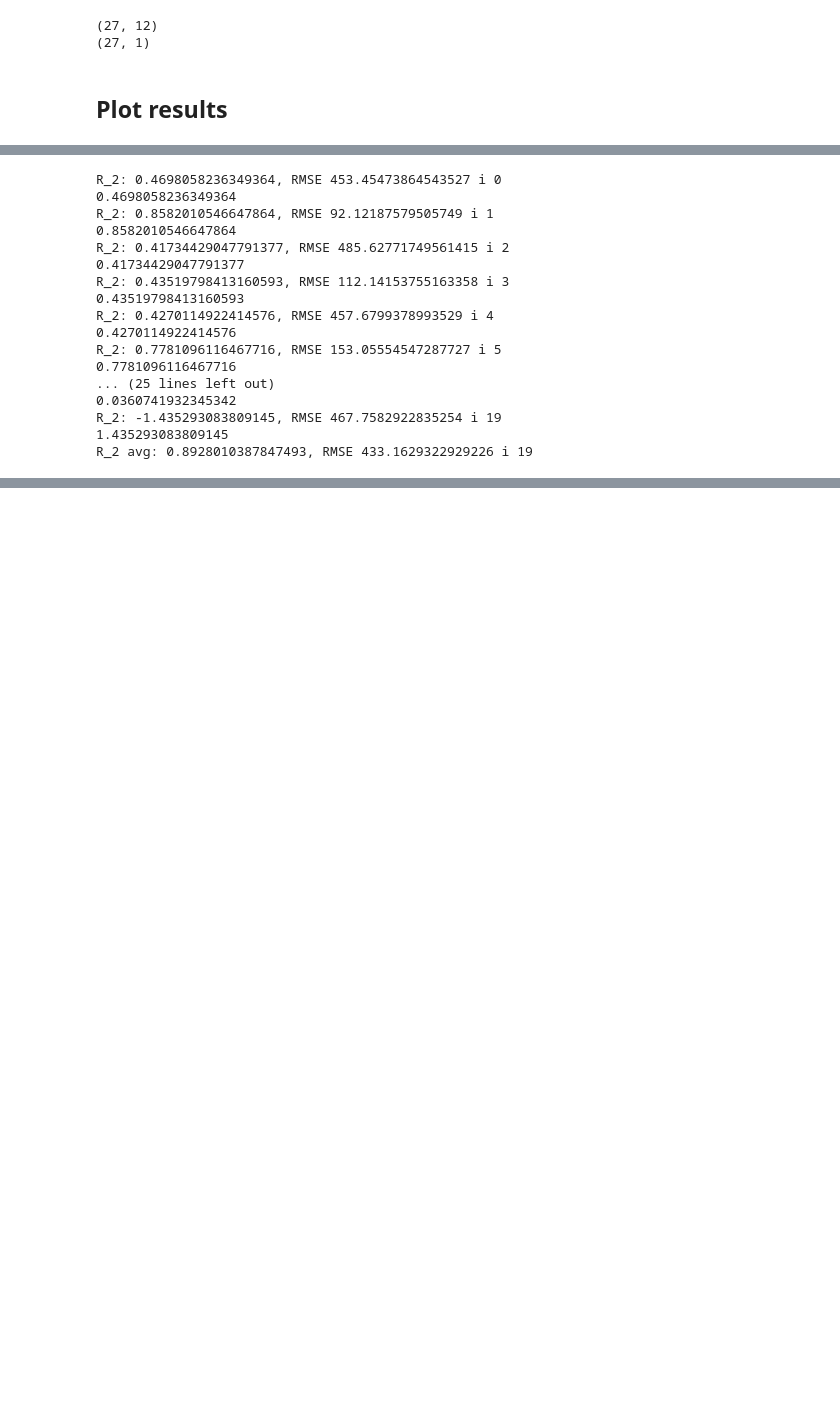
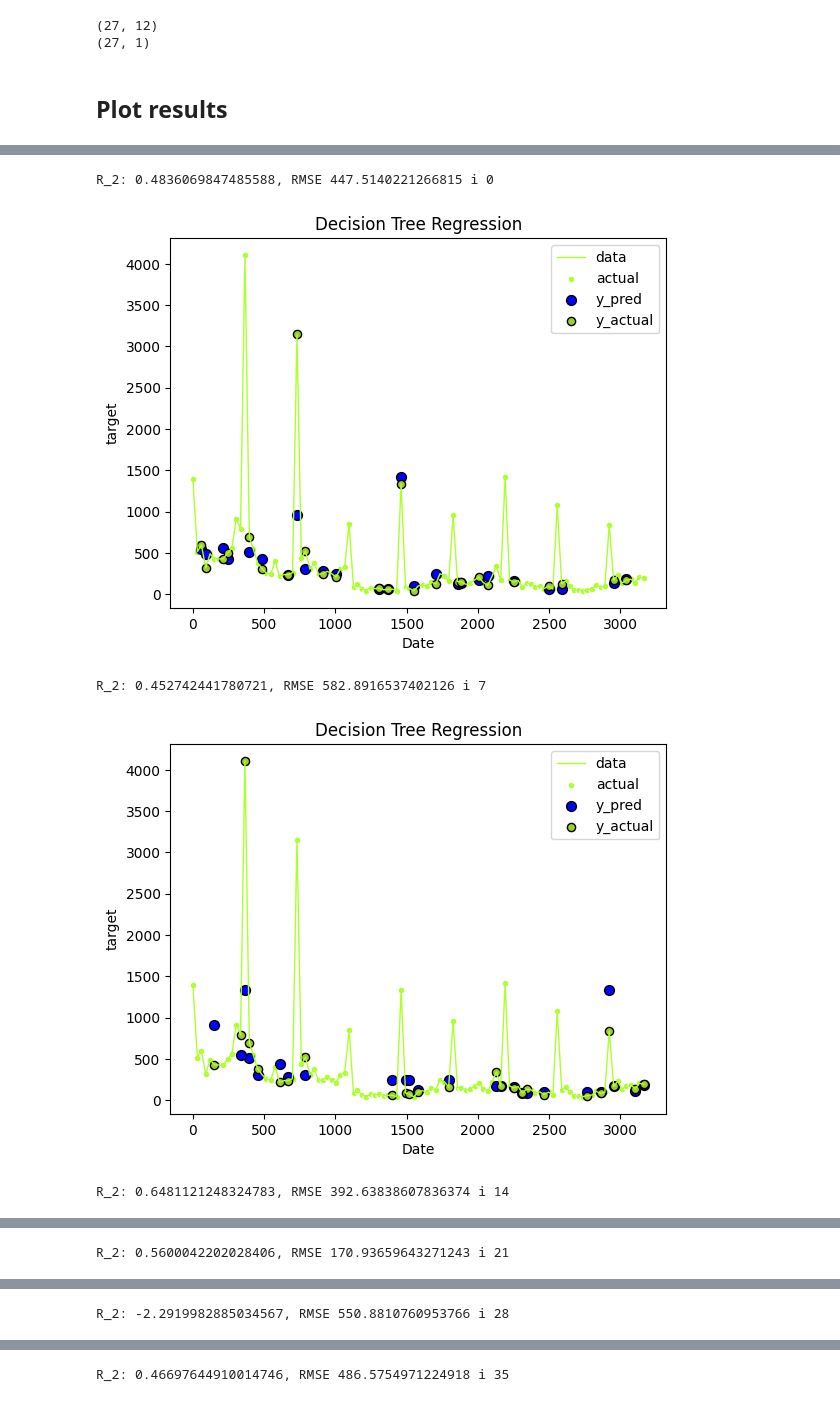
Before and after one commit to Shramster/Predicting-Los-Angeles-Foreclosures, a Jupyter notebook: application/DecisionTreeRegression.ipynb, the cells around one changed output, grey strips where cells are left out. Drawn from its saved outputs; the diff is of its cells as text; code cells hidden in the pictures; blank space fills up the shorter version.

```diff
--- a/application/DecisionTreeRegression.ipynb
+++ b/application/DecisionTreeRegression.ipynb
@@ -83,36 +104,35 @@ plt.show()
 # %%
 import matplotlib.pyplot as plt
 avg_rmse = 0
 avg_r2 = 0
-for i in range(0,20):
+for i in range(0,122,7):
     X_train, X_test, y_train, y_test = train_test_split(X, y, test_size=0.23, random_state=i)
-    regressor = DecisionTreeRegressor(max_depth=13, random_state=10)
-    #regressor = DecisionTreeRegressor(max_depth=12, random_state=1, min_weight_fraction_leaf=0.01)#, criterion=i)
+    #regressor = DecisionTreeRegressor(max_depth=13, random_state=10)
+    regressor = DecisionTreeRegressor(max_depth=12, random_state=1, min_weight_fraction_leaf=0.01)#, criterion=i)
     regressor.fit(X_train,y_train)
     y_pred = regressor.predict(X_test)
     y_pred
     mse = metrics.mean_squared_error(y_test, y_pred)
     rmse = np.sqrt(mse)
     print(f"R_2: {r2_score(y_test,y_pred)}, RMSE {rmse} i {i}")
     avg_rmse += rmse
     avg_r2 += abs(r2_score(y_test,y_pred))
-    print(abs(r2_score(y_test,y_pred)))
+        # Plot the results
+    plt.figure()
+    plt.plot(X['DATE_DELTA'], y, color="greenyellow", lw=1, label="data")
+    plt.scatter(X['DATE_DELTA'], y,s=25, edgecolor="white", c="greenyellow", label="actual")
+    plt.scatter(X_test['DATE_DELTA'], y_pred,s=50, edgecolor="black", c="blue", label="y_pred")
+    plt.scatter(X_test['DATE_DELTA'], y_test, s=35, edgecolor="black", c="yellowgreen", label="y_actual")
+
+    plt.xlabel("Date")
+    plt.ylabel("target")
+    plt.title("Decision Tree Regression")
+    plt.legend()
+    plt.show()
 print(f"R_2 avg: {avg_r2 / i}, RMSE {avg_rmse / (i+1)} i {i}")
 # %% [output]
-R_2: 0.4698058236349364, RMSE 453.45473864543527 i 0
-0.4698058236349364
-R_2: 0.8582010546647864, RMSE 92.12187579505749 i 1
-0.8582010546647864
-R_2: 0.41734429047791377, RMSE 485.62771749561415 i 2
-0.41734429047791377
-R_2: 0.43519798413160593, RMSE 112.14153755163358 i 3
-0.43519798413160593
-R_2: 0.4270114922414576, RMSE 457.6799378993529 i 4
-0.4270114922414576
-R_2: 0.7781096116467716, RMSE 153.05554547287727 i 5
-0.7781096116467716
-... (25 lines left out)
-0.0360741932345342
-R_2: -1.435293083809145, RMSE 467.7582922835254 i 19
-1.435293083809145
-R_2 avg: 0.8928010387847493, RMSE 433.1629322929226 i 19
+R_2: 0.4836069847485588, RMSE 447.5140221266815 i 0
+[figure, added]
+R_2: 0.452742441780721, RMSE 582.8916537402126 i 7
+[figure, added]
+R_2: 0.6481121248324783, RMSE 392.63838607836374 i 14
@@ -118,0 +140 @@ R_2 avg: 0.8928010387847493, RMSE 433.1629322929226 i 19
+R_2: 0.5600042202028406, RMSE 170.93659643271243 i 21
@@ -118,0 +142 @@ R_2 avg: 0.8928010387847493, RMSE 433.1629322929226 i 19
+R_2: -2.2919982885034567, RMSE 550.8810760953766 i 28
@@ -118,0 +144 @@ R_2 avg: 0.8928010387847493, RMSE 433.1629322929226 i 19
+R_2: 0.46697644910014746, RMSE 486.5754971224918 i 35
```
Also changed, not shown: parts of 8 cells of this notebook, 8 other files.
